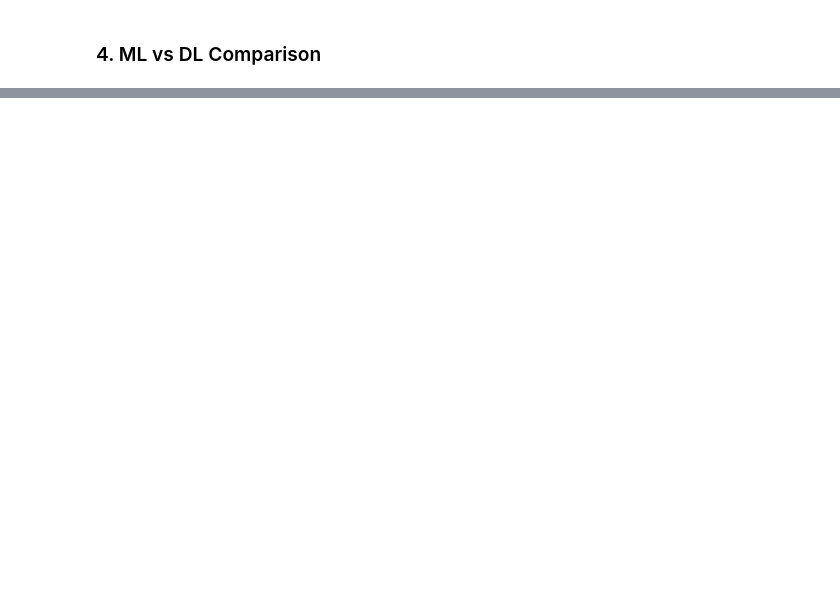
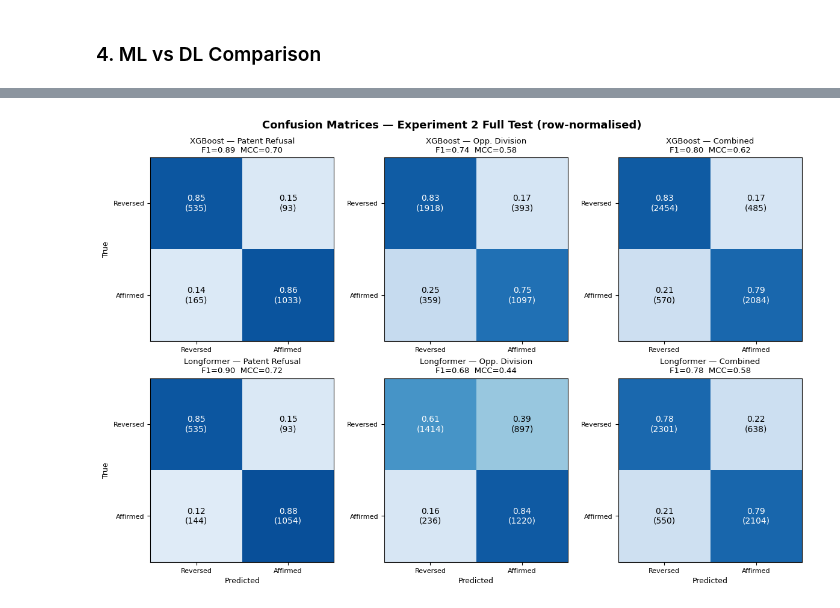
Before and after one commit to dahrb/EPO-Project, a Jupyter notebook: Results/results.ipynb, the cells around one changed output, grey strips where cells are left out. Saved outputs shown, nothing was run; the diff lists cells and outputs as text; code cells hidden in the pictures; blank space fills up the shorter version.

```diff
--- a/Results/results.ipynb
+++ b/Results/results.ipynb
@@ -475,0 +907,28 @@ plt.show()
+# %%
+from sklearn.metrics import confusion_matrix
+CM_MODELS = ["XGBoost", "Longformer"]
+CM_CASES  = [("pf", "Patent Refusal"), ("op", "Opp. Division"), ("both", "Combined")]
+CLASSES   = ["Reversed", "Affirmed"]
+fig, axes = plt.subplots(2, 3, figsize=(12, 8))
+fig.suptitle("Confusion Matrices — Experiment 2 Full Test (row-normalised)", fontsize=13, fontweight="bold")
+for ri, model in enumerate(CM_MODELS):
+    for ci, (case, clabel) in enumerate(CM_CASES):
+        ax = axes[ri][ci]
+        g = pi2[(pi2.model == model) & (pi2.case == case)]
+        cm = confusion_matrix(g["y_true"], g["y_pred"], labels=[0, 1])
+        cmn = cm / cm.sum(axis=1, keepdims=True)
+        im = ax.imshow(cmn, cmap="Blues", vmin=0, vmax=1)
+        for i in range(2):
+            for j in range(2):
+                ax.text(j, i, f"{cmn[i,j]:.2f}\n({cm[i,j]})", ha="center", va="center",
+                        color="white" if cmn[i,j] > 0.5 else "black", fontsize=10)
+        f1 = f1_score(g["y_true"], g["y_pred"], zero_division=0)
+        mcc = matthews_corrcoef(g["y_true"], g["y_pred"])
+        ax.set_title(f"{model} — {clabel}\nF1={f1:.2f}  MCC={mcc:.2f}", fontsize=9.5)
+        ax.set_xticks([0, 1]); ax.set_xticklabels(CLASSES, fontsize=8)
+        ax.set_yticks([0, 1]); ax.set_yticklabels(CLASSES, fontsize=8)
+        if ci == 0: ax.set_ylabel("True", fontsize=9)
+        if ri == 1: ax.set_xlabel("Predicted", fontsize=9)
+plt.tight_layout(); plt.show()
+# %% [output]
+[figure, added]
```
Also changed, not shown: parts of 27 cells of this notebook, 11 other files.
